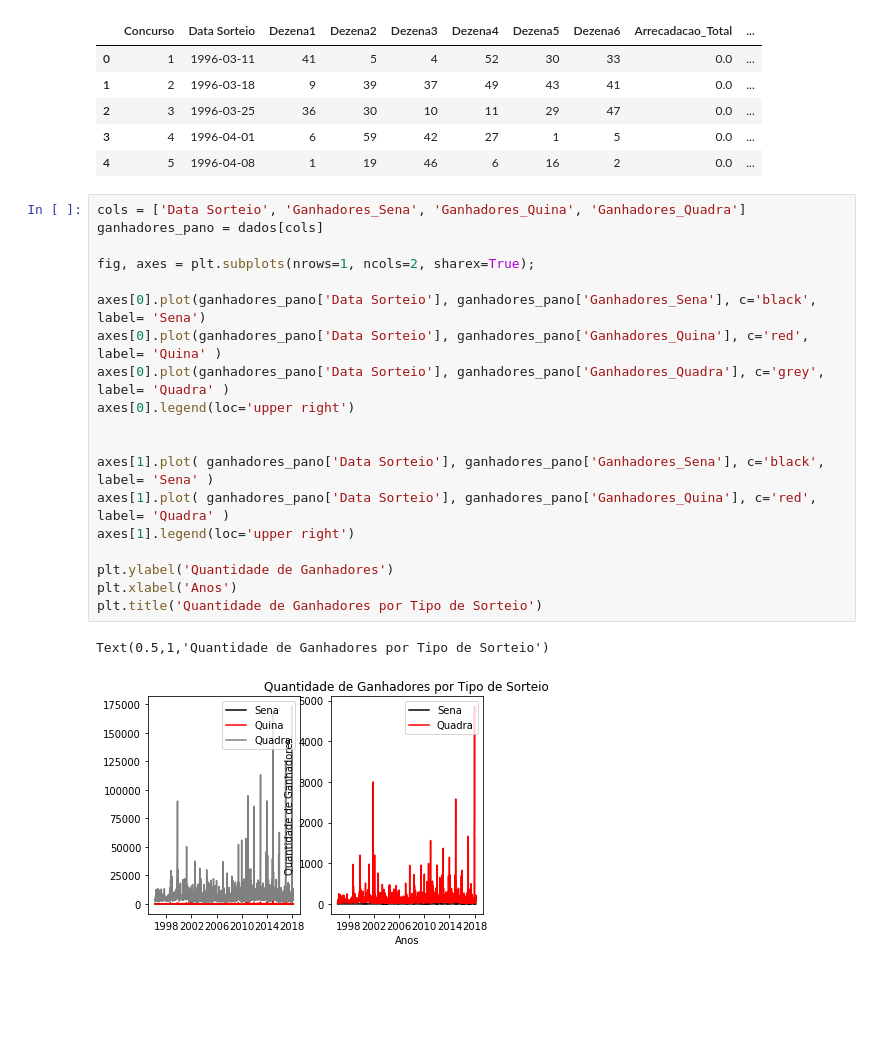
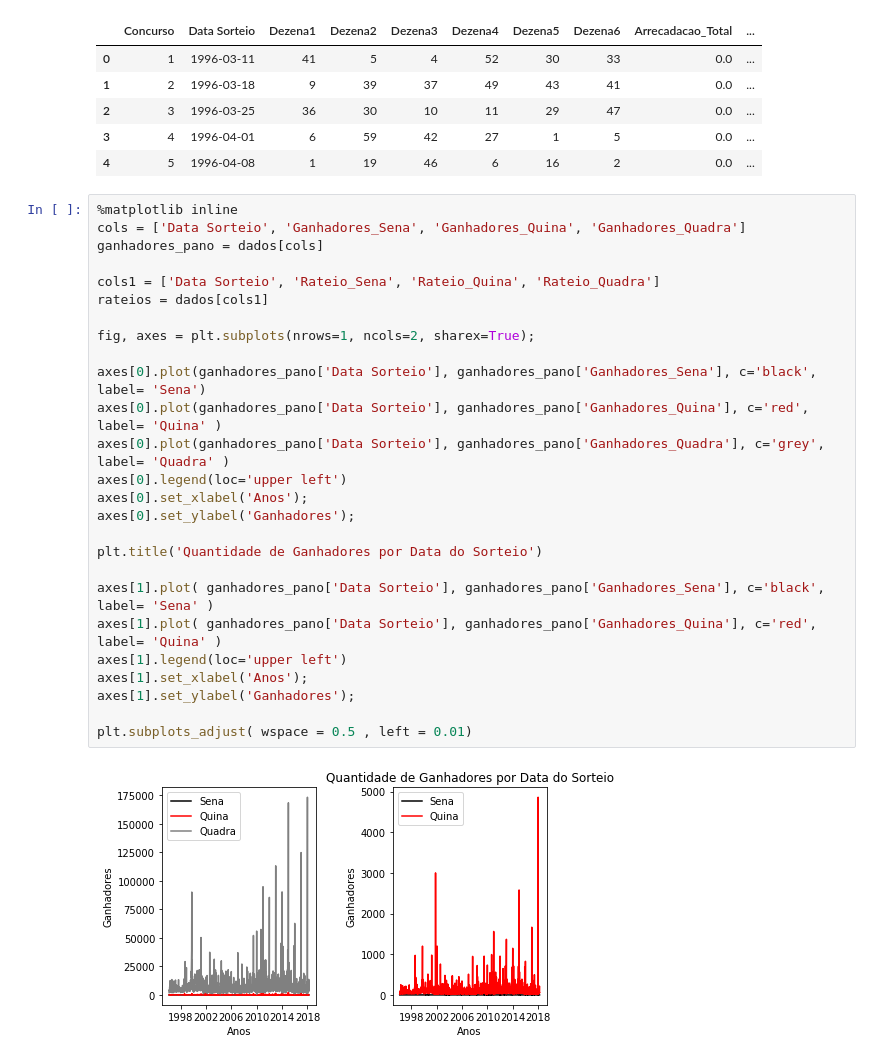
Before and after one commit to henriquedavid/megasena_analyse, a Jupyter notebook: Mega-Sena Analyse.ipynb, the cells around one changed output. Saved outputs shown, nothing was run; the diff lists cells and outputs as text; blank space fills up the shorter version.

```diff
--- a/Mega-Sena Analyse.ipynb
+++ b/Mega-Sena Analyse.ipynb
@@ -56,27 +56,33 @@ dados.head()
 | 3 | 4 | 1996-04-01 | 6 | 59 | 42 | 27 | 1 | 5 | 0.0 | ... |
 | 4 | 5 | 1996-04-08 | 1 | 19 | 46 | 6 | 16 | 2 | 0.0 | ... |
 # %%
+%matplotlib inline
 cols = ['Data Sorteio', 'Ganhadores_Sena', 'Ganhadores_Quina', 'Ganhadores_Quadra']
 ganhadores_pano = dados[cols]
+
+cols1 = ['Data Sorteio', 'Rateio_Sena', 'Rateio_Quina', 'Rateio_Quadra']
+rateios = dados[cols1]
 
 fig, axes = plt.subplots(nrows=1, ncols=2, sharex=True);
 
 axes[0].plot(ganhadores_pano['Data Sorteio'], ganhadores_pano['Ganhadores_Sena'], c='black', label= 'Sena')
 axes[0].plot(ganhadores_pano['Data Sorteio'], ganhadores_pano['Ganhadores_Quina'], c='red', label= 'Quina' )
 axes[0].plot(ganhadores_pano['Data Sorteio'], ganhadores_pano['Ganhadores_Quadra'], c='grey', label= 'Quadra' )
-axes[0].legend(loc='upper right')
+axes[0].legend(loc='upper left')
+axes[0].set_xlabel('Anos');
+axes[0].set_ylabel('Ganhadores');
 
+plt.title('Quantidade de Ganhadores por Data do Sorteio')
 
 axes[1].plot( ganhadores_pano['Data Sorteio'], ganhadores_pano['Ganhadores_Sena'], c='black', label= 'Sena' )
-axes[1].plot( ganhadores_pano['Data Sorteio'], ganhadores_pano['Ganhadores_Quina'], c='red', label= 'Quadra' )
-axes[1].legend(loc='upper right')
+axes[1].plot( ganhadores_pano['Data Sorteio'], ganhadores_pano['Ganhadores_Quina'], c='red', label= 'Quina' )
+axes[1].legend(loc='upper left')
+axes[1].set_xlabel('Anos');
+axes[1].set_ylabel('Ganhadores');
 
-plt.ylabel('Quantidade de Ganhadores')
-plt.xlabel('Anos')
-plt.title('Quantidade de Ganhadores por Tipo de Sorteio')
+plt.subplots_adjust( wspace = 0.5 , left = 0.01)
 # %% [output]
-Text(0.5,1,'Quantidade de Ganhadores por Tipo de Sorteio')
-[figure, old version]
+[figure, new version]
 # %% [markdown]
 No gráfico, Quantidade de Ganhadores por Tipo de Sorteio, a esquerda é possível comparar os tipos de modalidades de sorteio em quantidade de ganhadores por ano. Claramente é possível perceber que para uma pessoa ser ganhadora na *Quadra* é muito mais fácil do que na *Sena* e na *Quina* atualmente. Enquanto na direita é possível perceber que entre a *Sena* e a *Quina*, a quantidade de vencedores ainda é bem superior a *Sena* com o passar dos anos.
 
```
Also changed, not shown: parts of 3 cells of this notebook.
